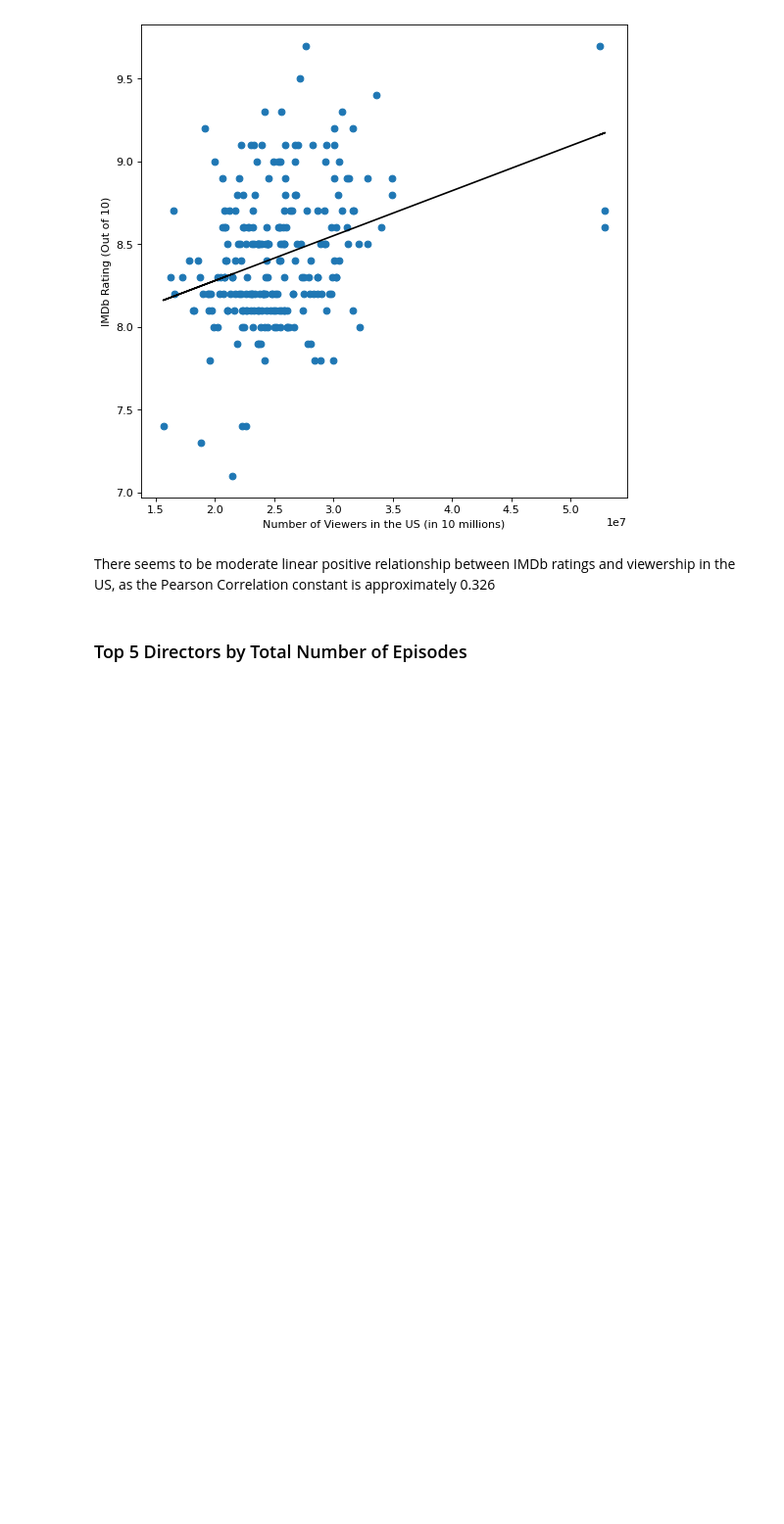
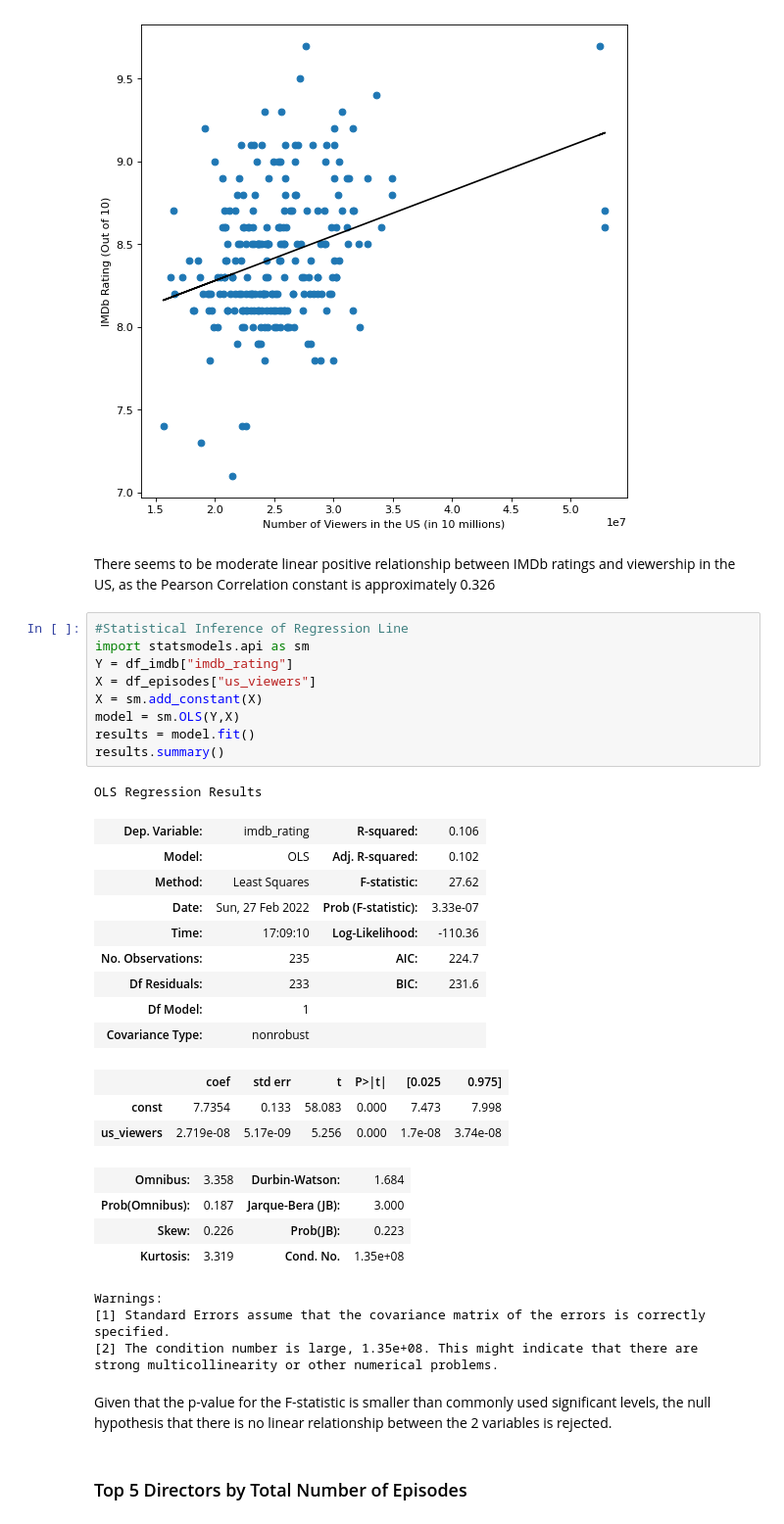
Before and after one commit to xghan99/Friends-EDA, a Jupyter notebook: FriendsEDA.ipynb, the cells around one changed output. Shown at 98% size. Cells and saved outputs as stored; diff of their text form; blank space fills up the shorter version.

Commit message:
Added Linear Regression testing

```diff
--- a/FriendsEDA.ipynb
+++ b/FriendsEDA.ipynb
@@ -247,6 +252,39 @@ pearsonr(df_episodes["us_viewers"], df_imdb["imdb_rating"])[0]
 [figure]
 # %% [markdown]
 There seems to be moderate linear positive relationship between IMDb ratings and viewership in the US, as the Pearson Correlation constant is approximately 0.326
+# %%
+#Statistical Inference of Regression Line
+import statsmodels.api as sm
+Y = df_imdb["imdb_rating"]
+X = df_episodes["us_viewers"]
+X = sm.add_constant(X)
+model = sm.OLS(Y,X)
+results = model.fit()
+results.summary()
+# %% [output]
+OLS Regression Results
+| Dep. Variable: | imdb_rating | R-squared: | 0.106 |
+| Model: | OLS | Adj. R-squared: | 0.102 |
+| Method: | Least Squares | F-statistic: | 27.62 |
+| Date: | Sun, 27 Feb 2022 | Prob (F-statistic): | 3.33e-07 |
+| Time: | 17:09:10 | Log-Likelihood: | -110.36 |
+| No. Observations: | 235 | AIC: | 224.7 |
+| Df Residuals: | 233 | BIC: | 231.6 |
+| Df Model: | 1 |  |  |
+| Covariance Type: | nonrobust |  |  |
+|  | coef | std err | t | P>|t| | [0.025 | 0.975] |
+| const | 7.7354 | 0.133 | 58.083 | 0.000 | 7.473 | 7.998 |
+| us_viewers | 2.719e-08 | 5.17e-09 | 5.256 | 0.000 | 1.7e-08 | 3.74e-08 |
+| Omnibus: | 3.358 | Durbin-Watson: | 1.684 |
+| Prob(Omnibus): | 0.187 | Jarque-Bera (JB): | 3.000 |
+| Skew: | 0.226 | Prob(JB): | 0.223 |
+| Kurtosis: | 3.319 | Cond. No. | 1.35e+08 |
+Warnings:
+[1] Standard Errors assume that the covariance matrix of the errors is correctly specified.
+[2] The condition number is large, 1.35e+08. This might indicate that there are
+strong multicollinearity or other numerical problems.
+# %% [markdown]
+Given that the p-value for the F-statistic is smaller than commonly used significant levels, the null hypothesis that there is no linear relationship between the 2 variables is rejected.
 # %% [markdown]
 ### Top 5 Directors by Total Number of Episodes
 # %%
```
Also changed, not shown: parts of 3 cells of this notebook.
